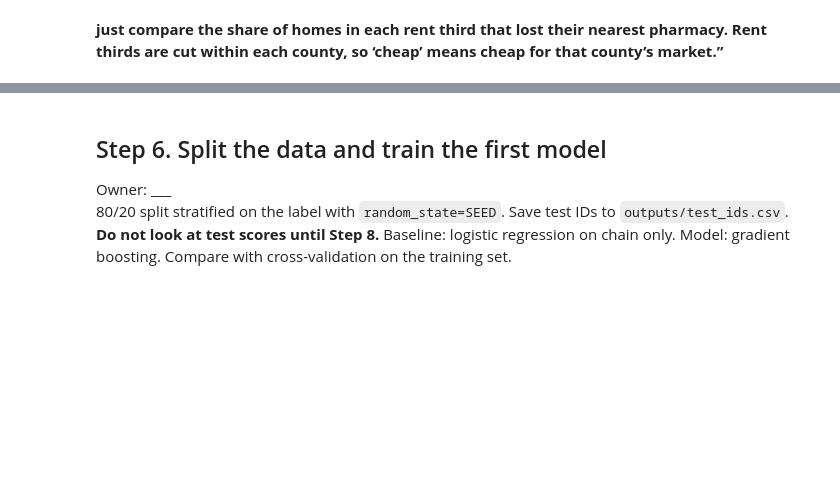
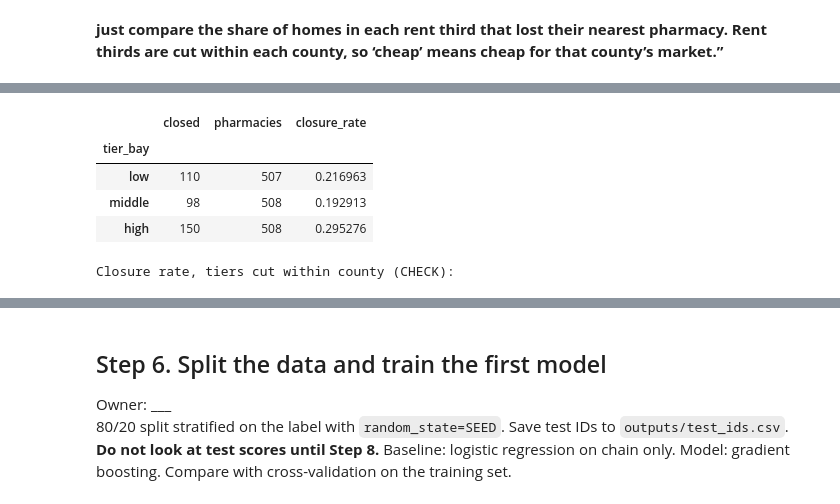
Before and after one commit to EthanRCF/ghost-pharmacies, a Jupyter notebook: notebooks/ghost_pharmacies_brian.ipynb, the cells around one changed output, grey strips where cells are left out. Saved outputs shown, nothing was run; the diff lists cells and outputs as text; code cells hidden in the pictures; blank space fills up the shorter version.

Commit message:
5.6: answering the question of if pharmacies in expensive areas close more often. important for letting us understand if cheaper areas get impacted by closure more

```diff
--- a/notebooks/ghost_pharmacies_brian.ipynb
+++ b/notebooks/ghost_pharmacies_brian.ipynb
@@ -804,3 +804,76 @@ lost, incl: low 33.3% | middle 28.1% | high 23.9%  (gap low - high: +9.4 points;
 5.5 tables OK
 # %% [markdown]
 **just compare the share of homes in each rent third that lost their nearest pharmacy. Rent thirds are cut within each county, so ‘cheap’ means cheap for that county’s market.”**
+# %%
+# 5.6: pharmacy-side row: closure rate by the rent level around each pharmacy
+
+# --- model pharmacies: real closures + open pharmacies that are not Rite Aid / Lucky ---
+model_ph = load_ph.loc[is_real | (is_open & ~is_chain),
+                       ["place_id", "lat", "lon", "permanently_closed", "chain_shutdown", "real_closure"]].copy()
+print("model pharmacies:", len(model_ph), "(expected 1523) | real closures:", model_ph["real_closure"].sum(), "(expected 358)")
+assert len(model_ph) == 1523 and model_ph["real_closure"].sum() == 358
+
+# --- attach local_rel_rent (4.10) by place_id; validate stops the merge if any id repeats ---
+def add_rent(df):
+    out = df.merge(load_ph_rent, on="place_id", how="left", validate="one_to_one")
+    assert len(out) == len(df), "merge changed the row count"
+    assert out["local_rel_rent"].isna().sum() == 0, "pharmacy without local_rel_rent"
+    return out
+
+# --- county (D5): each pharmacy takes the county of its single nearest home ---
+home_tree = BallTree(np.radians(load_hm_cleaned[["latitude", "longitude"]].to_numpy()), metric="haversine")
+def add_county(df):
+    d_rad, idx = home_tree.query(np.radians(df[["lat", "lon"]].to_numpy()), k=1)
+    df["county"] = load_hm_cleaned["county"].to_numpy()[idx[:, 0]]   # same fancy indexing as 5.3
+    df["m_to_nearest_home"] = d_rad[:, 0] * 6371 * 1000
+    return df
+
+# --- rent tiers, same rank-then-cut tool as 4.7 ---
+def add_tiers(df):
+    pct_bay = df["local_rel_rent"].rank(pct=True, method="first")                          # D1 primary: whole Bay Area
+    pct_cty = df.groupby("county")["local_rel_rent"].rank(pct=True, method="first")        # check: within county
+    df["tier_bay"]    = pd.cut(pct_bay, bins=[0, 1/3, 2/3, 1], labels=TIER_ORDER)
+    df["tier_county"] = pd.cut(pct_cty, bins=[0, 1/3, 2/3, 1], labels=TIER_ORDER)
+    return df
+
+model_ph = add_tiers(add_county(add_rent(model_ph)))
+
+# --- closure rate per tier, with the counts behind it ---
+def closure_rate(df, tier_col, closed_col):
+    g = df.groupby(tier_col, observed=True)[closed_col].agg(["sum", "count", "mean"]).reindex(TIER_ORDER)
+    g.columns = ["closed", "pharmacies", "closure_rate"]
+    return g
+
+rate_bay    = closure_rate(model_ph, "tier_bay", "real_closure")
+rate_county = closure_rate(model_ph, "tier_county", "real_closure")
+print("\nClosure rate, tiers cut across the Bay Area (PRIMARY):");  display(rate_bay)
+print("Closure rate, tiers cut within county (CHECK):");          display(rate_county)
+
+# --- weak rent estimates (25th nearest home > 2 km away): report, keep ---
+weak = model_ph["km_to_farthest_house"] > 2
+print("weak rent estimates:", weak.sum(), "of", len(model_ph), "| by Bay Area tier:",
+      model_ph.loc[weak, "tier_bay"].value_counts().reindex(TIER_ORDER).to_dict())
+
+# --- for completeness only (not in the headline): Rite Aid and Lucky closures counted too ---
+incl_ph = add_tiers(add_county(add_rent(
+    before_closures_plus[["place_id", "lat", "lon", "permanently_closed", "chain_shutdown", "real_closure"]].copy())))
+print("\nWith Rite Aid / Lucky closures counted (", len(incl_ph), "pharmacies,",
+      incl_ph["permanently_closed"].sum(), "closed ):")
+display(closure_rate(incl_ph, "tier_bay", "permanently_closed"))
+
+# --- checks ---
+for g in [rate_bay, rate_county]:
+    assert g["pharmacies"].sum() == 1523 and g["closed"].sum() == 358, "tier counts don't add up"
+print("overall closure rate:", f"{358 / 1523:.1%}", "| Bay Area tier sizes:", rate_bay["pharmacies"].to_dict())
+print("pharmacies per county:\n", model_ph["county"].value_counts())
+print("median metres from pharmacy to its nearest home:", round(model_ph["m_to_nearest_home"].median(), 1))
+
+# --- save the tier file for Step 8 (new file; pharmacies_clean.csv is not touched) ---
+TIERS_CSV = OUT_DIR / "pharmacy_rent_tiers.csv"
+tiers_out = model_ph[["place_id", "local_rel_rent", "county", "tier_bay", "tier_county"]]
+tiers_out.to_csv(TIERS_CSV, index=False)
+reloaded = pd.read_csv(TIERS_CSV)
+assert len(reloaded) == 1523 and reloaded["place_id"].is_unique and reloaded.isna().sum().sum() == 0
+print("saved:", TIERS_CSV, "|", len(reloaded), "rows")
+print("5.6 OK")
+# %% [output]
@@ -806,0 +883,6 @@ lost, incl: low 33.3% | middle 28.1% | high 23.9%  (gap low - high: +9.4 points;
+|  | closed | pharmacies | closure_rate |
+| tier_bay |  |  |  |
+| low | 110 | 507 | 0.216963 |
+| middle | 98 | 508 | 0.192913 |
+| high | 150 | 508 | 0.295276 |
+Closure rate, tiers cut within county (CHECK):
```
Also changed, not shown: parts of 1 cell of this notebook, 1 other file.
